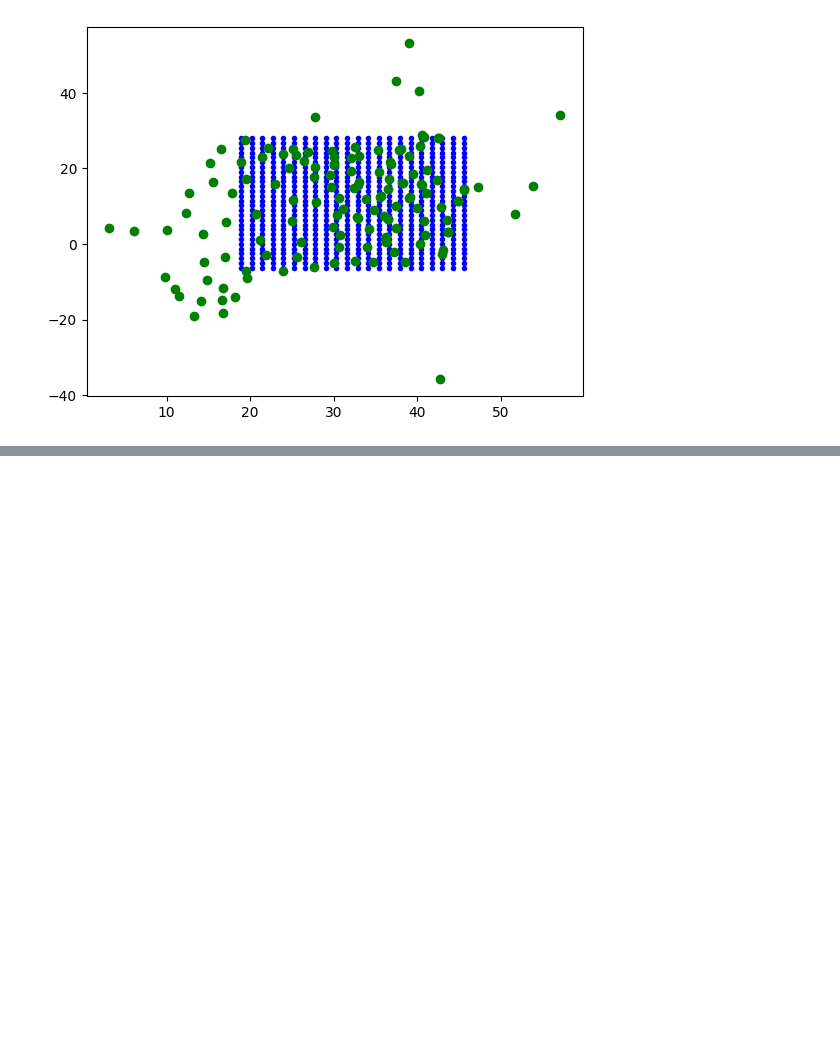
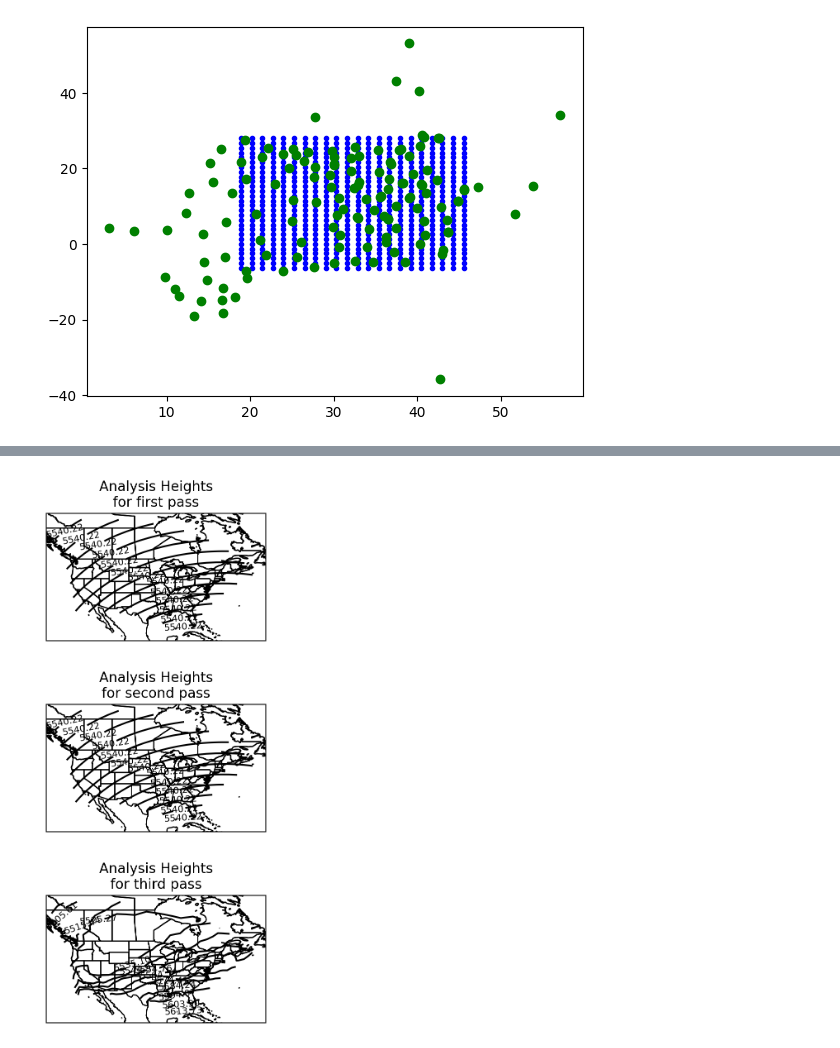
Before and after one commit to SWainty24/ATSC528, a Jupyter notebook: 01-Function_Fitting/function_fitting_SW.ipynb, the cells around one changed output, grey strips where cells are left out. Drawn from its saved outputs; the diff is of its cells as text; code cells hidden in the pictures; blank space fills up the shorter version.

```diff
--- a/01-Function_Fitting/function_fitting_SW.ipynb
+++ b/01-Function_Fitting/function_fitting_SW.ipynb
@@ -208,0 +169,6 @@ num_obs_20cm_reshaped = num_obs_20cm.reshape(X.shape)
+# %%
+#Radius of inflence
+R1=4*d_min
+R2=2.5*d_min
+R3=1.5*d_min
+print(R1, R2, R3)
@@ -208,0 +223,3 @@ num_obs_20cm_reshaped = num_obs_20cm.reshape(X.shape)
+# %%
+Analysis1 = cressman_analysis(xk,yk, heights, X,Y,R1)
+print(Analysis1.shape)
@@ -208,0 +344,7 @@ num_obs_20cm_reshaped = num_obs_20cm.reshape(X.shape)
+# %%
+# Step 3: Run multi-pass Cressman analysis to refine analysis values
+Analysis2 = cressman_multi_pass(xk, yk, heights, X, Y, Analysis1, R2, 2)
+# %%
+# Step 3: Run multi-pass Cressman analysis to refine analysis values
+Analysis3 = cressman_multi_pass(xk, yk, heights, X, Y, Analysis2, R3, 3)
+Analysis3.shape
@@ -333,0 +412,31 @@ Answer: We wont be able to run his program for one grid point only. 2 Degree pol
+# %%
+# Set up the figure and subplots with the specified projection
+fig = plt.figure(figsize=(12, 8), dpi=200)
+
+ax1 = fig.add_subplot(3, 1, 1, projection=ccrs.PlateCarree())
+ax2 = fig.add_subplot(3, 1, 2, projection=ccrs.PlateCarree())
+ax3 = fig.add_subplot(3, 1, 3, projection=ccrs.PlateCarree())
+plt.subplots_adjust(hspace=0.5)
+
+# Define function to plot each analysis with dynamic levels
+def plot_analysis(ax, data, title):
+    # Determine contour levels dynamically based on data range
+    vmin, vmax = np.nanmin(data), np.nanmax(data)
+    levels = np.linspace(vmin, vmax, num=15)  # 15 levels for simplicity
+    ax.add_feature(cfeature.COASTLINE)
+    ax.add_feature(cfeature.STATES)
+    ax.set_title(title)
+
+    # Plot contours with a color map for visibility
+    cs = ax.contour(longitude_grid, latitude_grid, data, colors='k', levels=levels, transform=ccrs.PlateCarree())
+    plt.clabel(cs, fmt="%.2f", fontsize=8)
+    return cs
+
+# Plot each analysis with dynamic titles and contours
+cs1 = plot_analysis(ax1, Analysis1, 'Analysis Heights\nfor first pass')
+cs2 = plot_analysis(ax2, Analysis2, 'Analysis Heights\nfor second pass')
+cs3 = plot_analysis(ax3, Analysis3, 'Analysis Heights\nfor third pass')
+
+plt.show()
+# %% [output]
+[figure, added]
```
Also changed, not shown: parts of 38 cells of this notebook.
